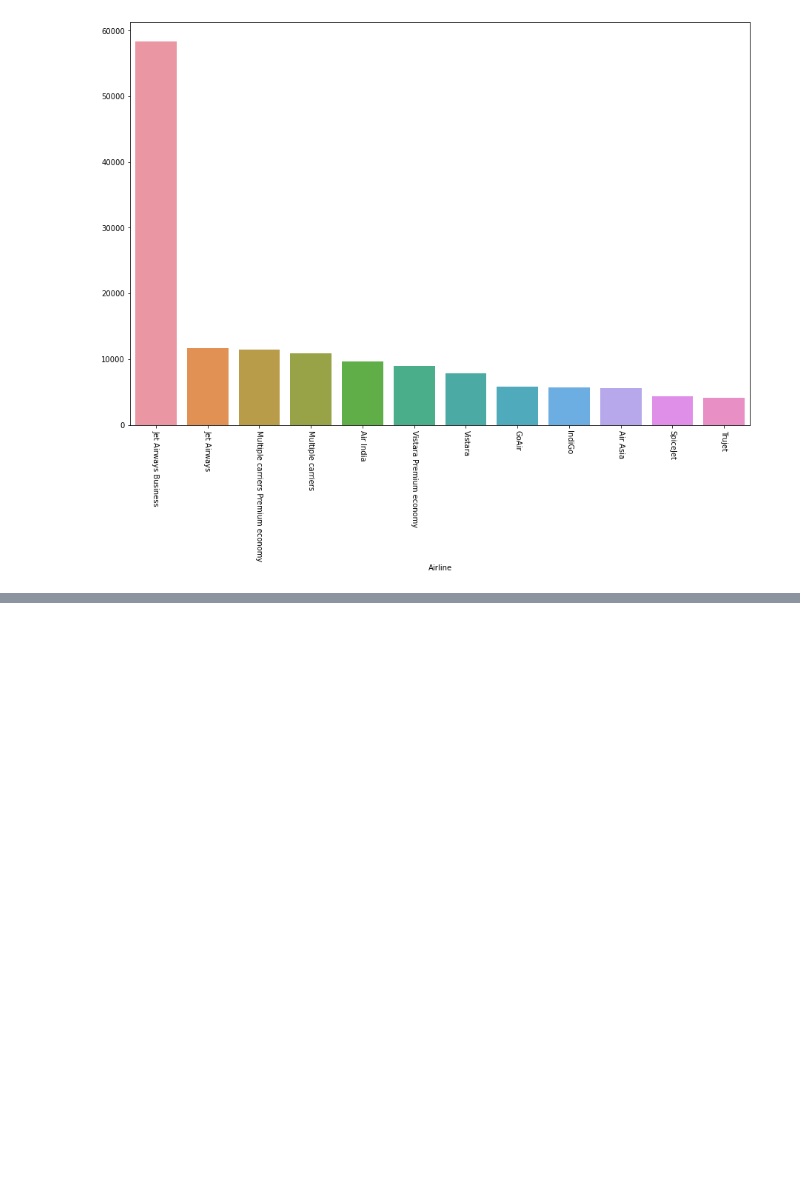
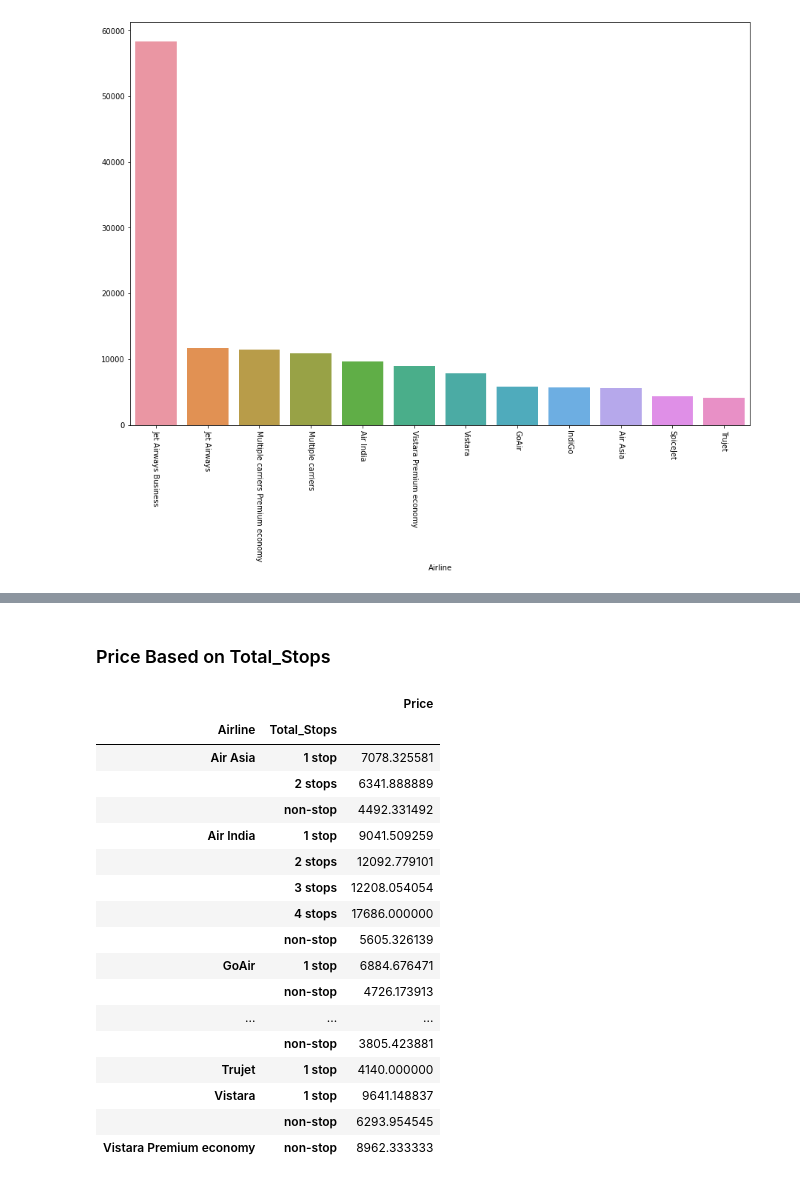
Before and after one commit to ugursavci/My-Data-Science-Portfolio, a Jupyter notebook: Flight Price/24.02.2020.ipynb, the cells around one changed output, grey strips where cells are left out. Cells and saved outputs as stored; diff of their text form; code cells hidden in the pictures; blank space fills up the shorter version.

```diff
--- a/Flight Price/24.02.2020.ipynb
+++ b/Flight Price/24.02.2020.ipynb
@@ -209,0 +159,23 @@ plt.show()
+# %% [markdown]
+### Price Based on Total_Stops
+# %%
+df.groupby(["Airline","Total_Stops"])["Price"].mean().to_frame()
+# %% [output]
+|  |  | Price |
+| Airline | Total_Stops |  |
+| Air Asia | 1 stop | 7078.325581 |
+|  | 2 stops | 6341.888889 |
+|  | non-stop | 4492.331492 |
+| Air India | 1 stop | 9041.509259 |
+|  | 2 stops | 12092.779101 |
+|  | 3 stops | 12208.054054 |
+|  | 4 stops | 17686.000000 |
+|  | non-stop | 5605.326139 |
+| GoAir | 1 stop | 6884.676471 |
+|  | non-stop | 4726.173913 |
+| ... | ... | ... |
+|  | non-stop | 3805.423881 |
+| Trujet | 1 stop | 4140.000000 |
+| Vistara | 1 stop | 9641.148837 |
+|  | non-stop | 6293.954545 |
+| Vistara Premium economy | non-stop | 8962.333333 |
```
Also changed, not shown: parts of 17 cells of this notebook.
